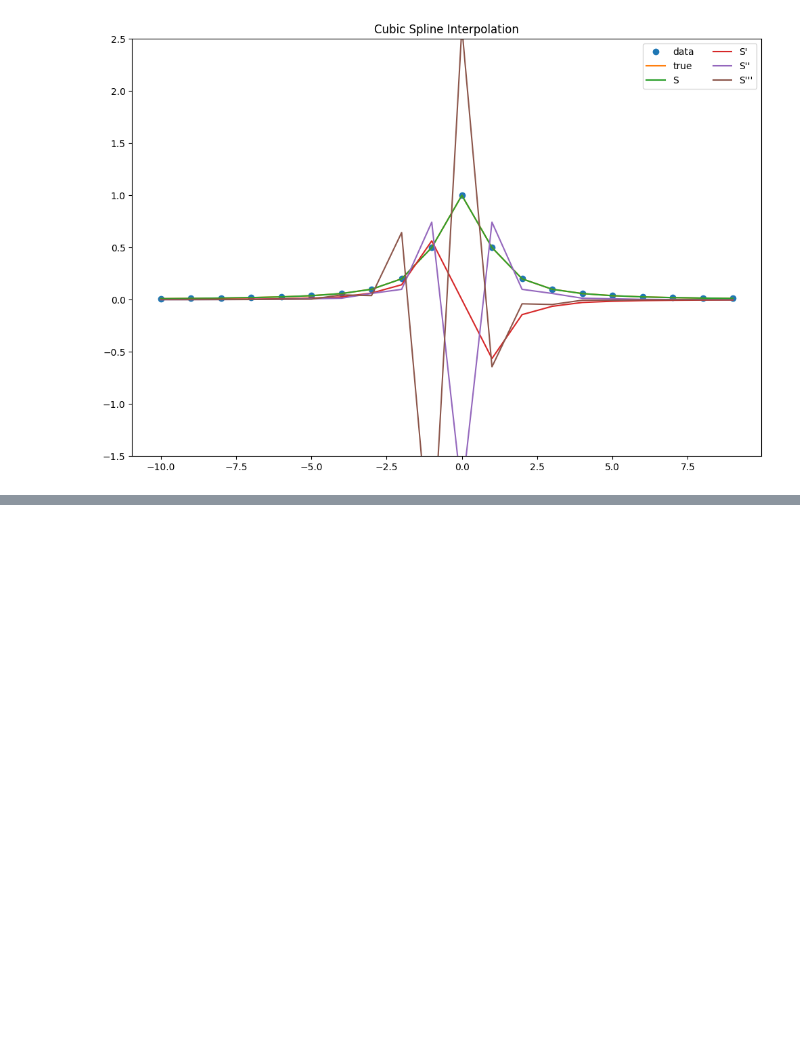
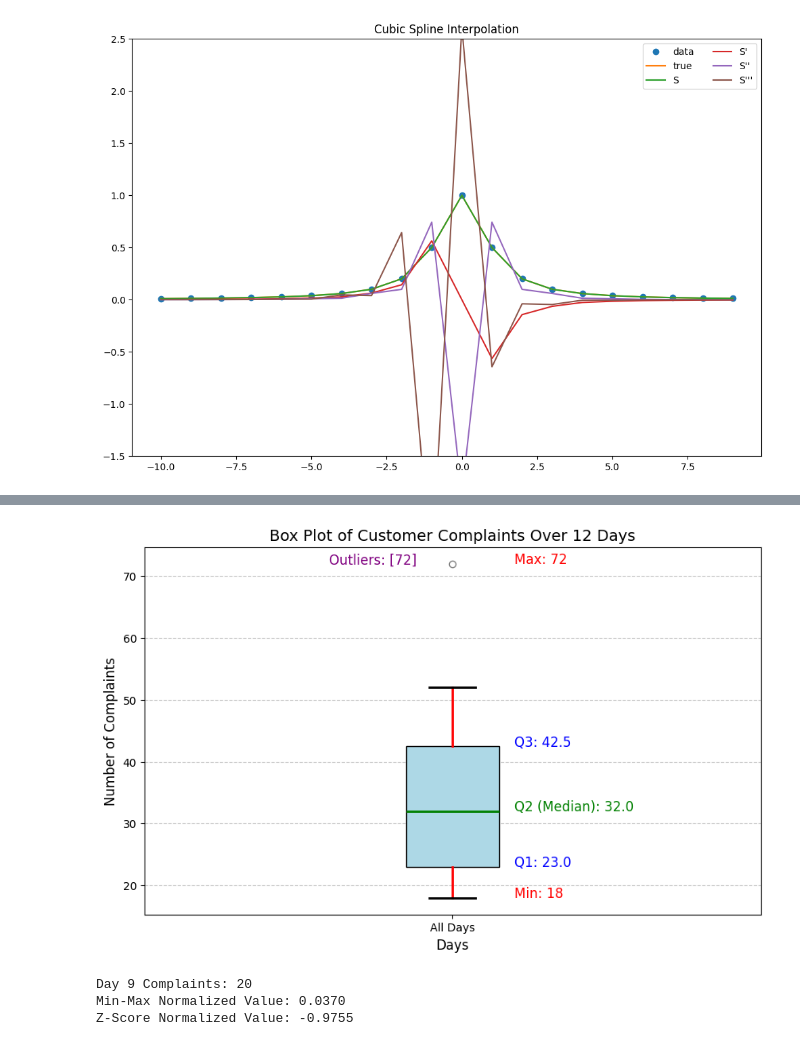
Before and after one commit to NeonLabs146/General_stuffs, a Jupyter notebook: Seaborn.ipynb, the cells around one changed output, grey strips where cells are left out. Cells and saved outputs as stored; diff of their text form; code cells hidden in the pictures; blank space fills up the shorter version.

```diff
--- a/Seaborn.ipynb
+++ b/Seaborn.ipynb
@@ -383,0 +420,73 @@ plt.show()
+# %%
+import numpy as np
+import matplotlib.pyplot as plt
+
+# Data from the table
+days = np.arange(1, 13)
+complaints = np.array([18, 24, 72, 41, 52, 25, 44, 38, 20, 32, 22])
+
+# Task i: Draw a box plot with additional details
+plt.figure(figsize=(10, 6))
+box = plt.boxplot(complaints, vert=True, patch_artist=True, boxprops=dict(facecolor="lightblue"))
+
+# Annotate Q1, Q2 (Median), Q3, min, max, and outliers
+for whisker in box['whiskers']:
+    whisker.set(color='red', linewidth=2)  # Customize whisker appearance
+
+for cap in box['caps']:
+    cap.set(color='black', linewidth=2)  # Customize cap appearance
+
+for median in box['medians']:
+    median.set(color='green', linewidth=2)  # Customize median line
+
+for flier in box['fliers']:
+    flier.set(marker='o', color='orange', alpha=0.5)  # Customize outliers
+
+# Calculate Q1, Q2 (Median), Q3, min, and max
+Q1 = np.percentile(complaints, 25)
+Q2 = np.median(complaints)
+Q3 = np.percentile(complaints, 75)
+min_val = np.min(complaints)
+max_val = np.max(complaints)
+
+# Add text annotations for Q1, Q2, Q3, min, and max
+plt.text(1.1, Q1, f'Q1: {Q1}', fontsize=12, color='blue')
+plt.text(1.1, Q2, f'Q2 (Median): {Q2}', fontsize=12, color='green')
+plt.text(1.1, Q3, f'Q3: {Q3}', fontsize=12, color='blue')
+plt.text(1.1, min_val, f'Min: {min_val}', fontsize=12, color='red')
+plt.text(1.1, max_val, f'Max: {max_val}', fontsize=12, color='red')
+
+# Highlight outliers
+outliers = [flier.get_ydata() for flier in box['fliers']]
+if outliers and len(outliers[0]) > 0:
+    plt.text(0.8, outliers[0][0], f'Outliers: {outliers[0]}', fontsize=12, color='purple')
+
+# Add labels and title
+plt.title("Box Plot of Customer Complaints Over 12 Days", fontsize=14)
+plt.xlabel("Days", fontsize=12)
+plt.ylabel("Number of Complaints", fontsize=12)
+plt.xticks([1], ["All Days"])
+plt.grid(axis='y', linestyle='--', alpha=0.7)
+plt.show()
+
+# Task ii: Normalize Day 9 complaints using min-max and z-score normalization
+day_9_complaints = complaints[8]  # Day 9 is index 8 (0-based indexing)
+
+# Min-Max Normalization
+min_complaints = np.min(complaints)
+max_complaints = np.max(complaints)
+min_max_normalized = (day_9_complaints - min_complaints) / (max_complaints - min_complaints)
+
+# Z-Score Normalization
+mean_complaints = np.mean(complaints)
+std_complaints = np.std(complaints)
+z_score_normalized = (day_9_complaints - mean_complaints) / std_complaints
+
+print(f"Day 9 Complaints: {day_9_complaints}")
+print(f"Min-Max Normalized Value: {min_max_normalized:.4f}")
+print(f"Z-Score Normalized Value: {z_score_normalized:.4f}")
+# %% [output]
+[figure, added]
+Day 9 Complaints: 20
+Min-Max Normalized Value: 0.0370
+Z-Score Normalized Value: -0.9755
```
Also changed, not shown: parts of 3 cells of this notebook.
